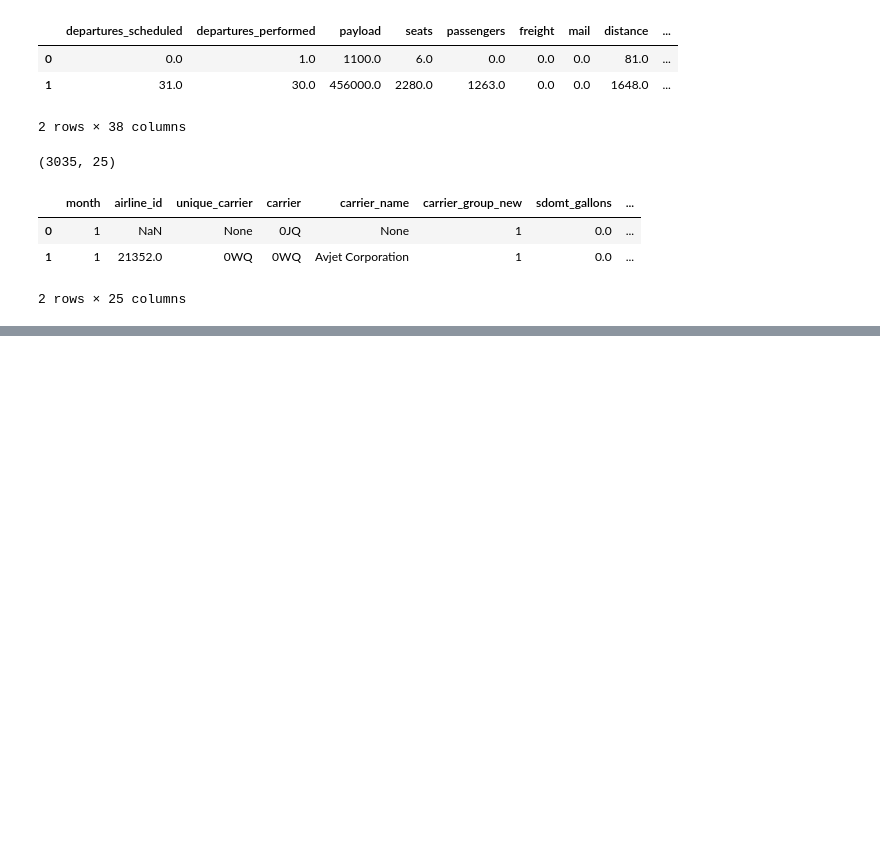
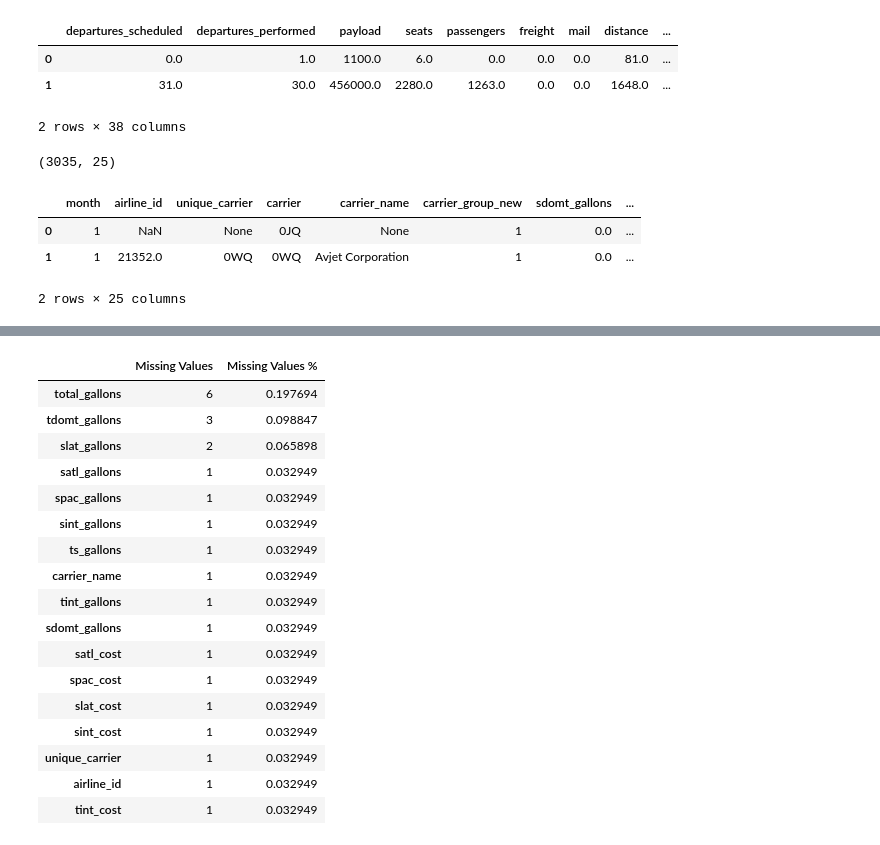
Before and after one commit to yusrialsanaani/Midterm_Project, a Jupyter notebook: 1_DataPreparation .ipynb, the cells around one changed output, grey strips where cells are left out. Drawn from its saved outputs; the diff is of its cells as text; code cells hidden in the pictures; blank space fills up the shorter version.

```diff
--- a/1_DataPreparation .ipynb
+++ b/1_DataPreparation .ipynb
@@ -85,0 +98,9 @@ fuel_data.to_csv("Data/fuel_data.csv", index=False)
+# %%
+# Missing Values
+def missing_values(df):
+    missing_values = df.isnull().sum().sort_values(ascending=False)
+    missing_values = missing_values[missing_values>0]
+    missing_values_percent = ((df.isnull().sum()/df.isnull().count())*100).sort_values(ascending=False)
+    missing_values_percent = missing_values_percent[missing_values_percent>0]
+    missing_data = pd.concat([missing_values, missing_values_percent], axis=1, keys=['Missing Values', 'Missing Values %'])
+    return missing_data
@@ -85,0 +235,21 @@ fuel_data.to_csv("Data/fuel_data.csv", index=False)
+# %%
+missing_values(fuel)
+# %% [output]
+|  | Missing Values | Missing Values % |
+| total_gallons | 6 | 0.197694 |
+| tdomt_gallons | 3 | 0.098847 |
+| slat_gallons | 2 | 0.065898 |
+| satl_gallons | 1 | 0.032949 |
+| spac_gallons | 1 | 0.032949 |
+| sint_gallons | 1 | 0.032949 |
+| ts_gallons | 1 | 0.032949 |
+| carrier_name | 1 | 0.032949 |
+| tint_gallons | 1 | 0.032949 |
+| sdomt_gallons | 1 | 0.032949 |
+| satl_cost | 1 | 0.032949 |
+| spac_cost | 1 | 0.032949 |
+| slat_cost | 1 | 0.032949 |
+| sint_cost | 1 | 0.032949 |
+| unique_carrier | 1 | 0.032949 |
+| airline_id | 1 | 0.032949 |
+| tint_cost | 1 | 0.032949 |
```
Also changed, not shown: parts of 24 cells of this notebook, 2 other files.
